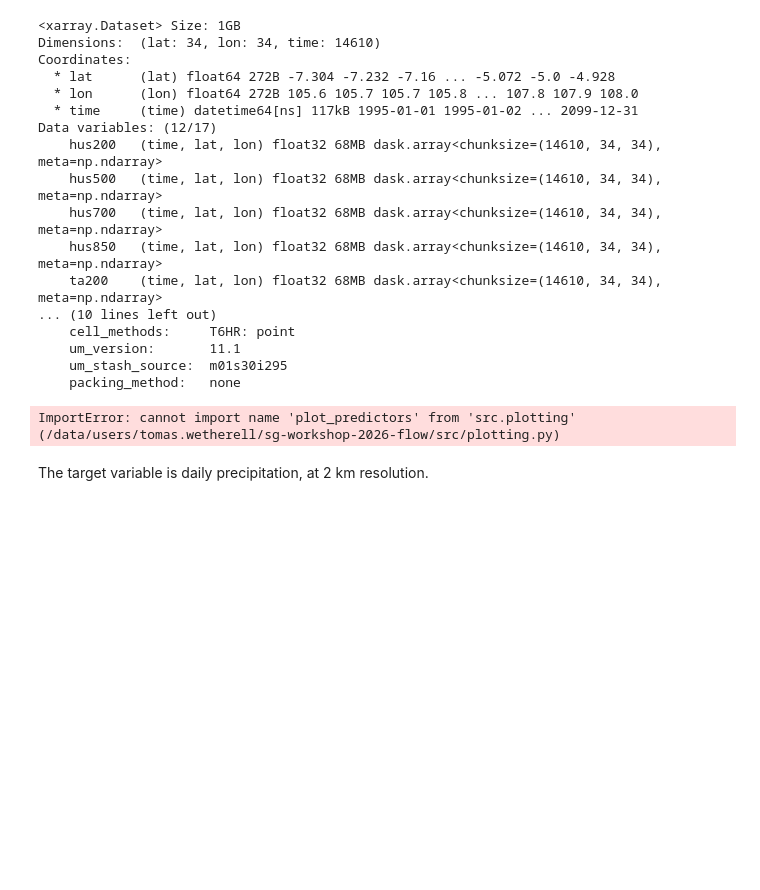
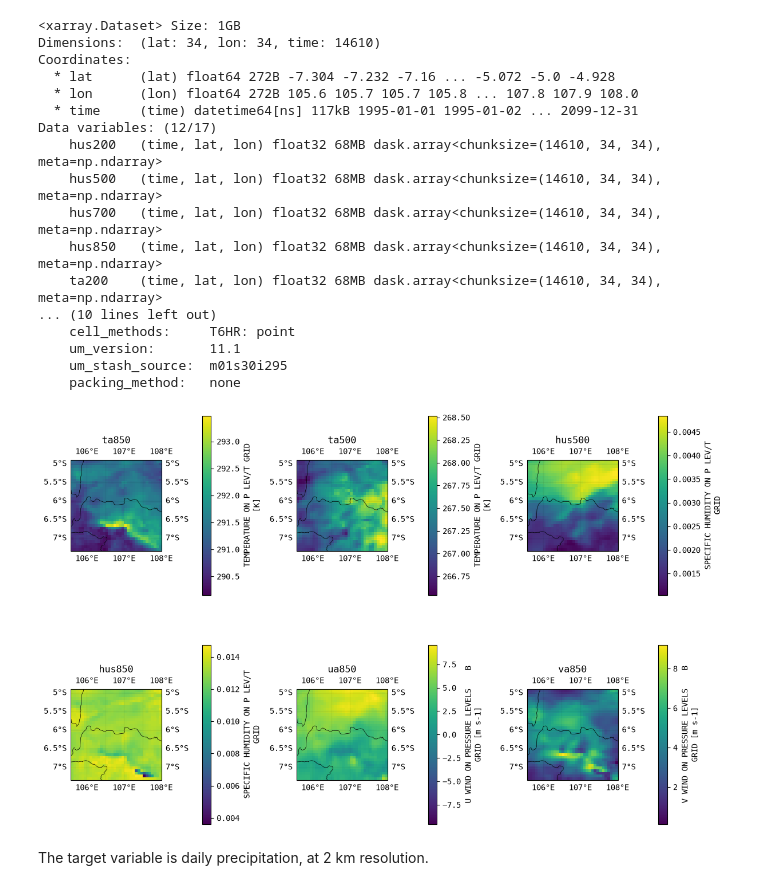
Before and after one commit to mo-tomaswetherell/sg-workshop-2026-flow, a Jupyter notebook: notebooks/training.ipynb, the cells around one changed output. Drawn from its saved outputs; the diff is of its cells as text; code cells hidden in the pictures; blank space fills up the shorter version.

```diff
--- a/notebooks/training.ipynb
+++ b/notebooks/training.ipynb
@@ -108,14 +108,14 @@ Data variables: (12/17)
 # %%
 from src.plotting import plot_predictors
 
 
 plot_predictors(
     ds=predictors_ds,
-    variables=["ta850", "hus850", "ua850", "va850", "psl", "ta500"],
+    variables=["ta850", "ta500", "hus500", "hus850", "ua850", "va850"],
     time_idx=0,
 )
 # %% [output]
-ImportError: cannot import name 'plot_predictors' from 'src.plotting' (/data/users/tomas.wetherell/sg-workshop-2026-flow/src/plotting.py)
+[figure, added]
 # %% [markdown]
 The target variable is daily precipitation, at 2 km resolution.
 # %%
```
Also changed, not shown: parts of 17 cells of this notebook.
